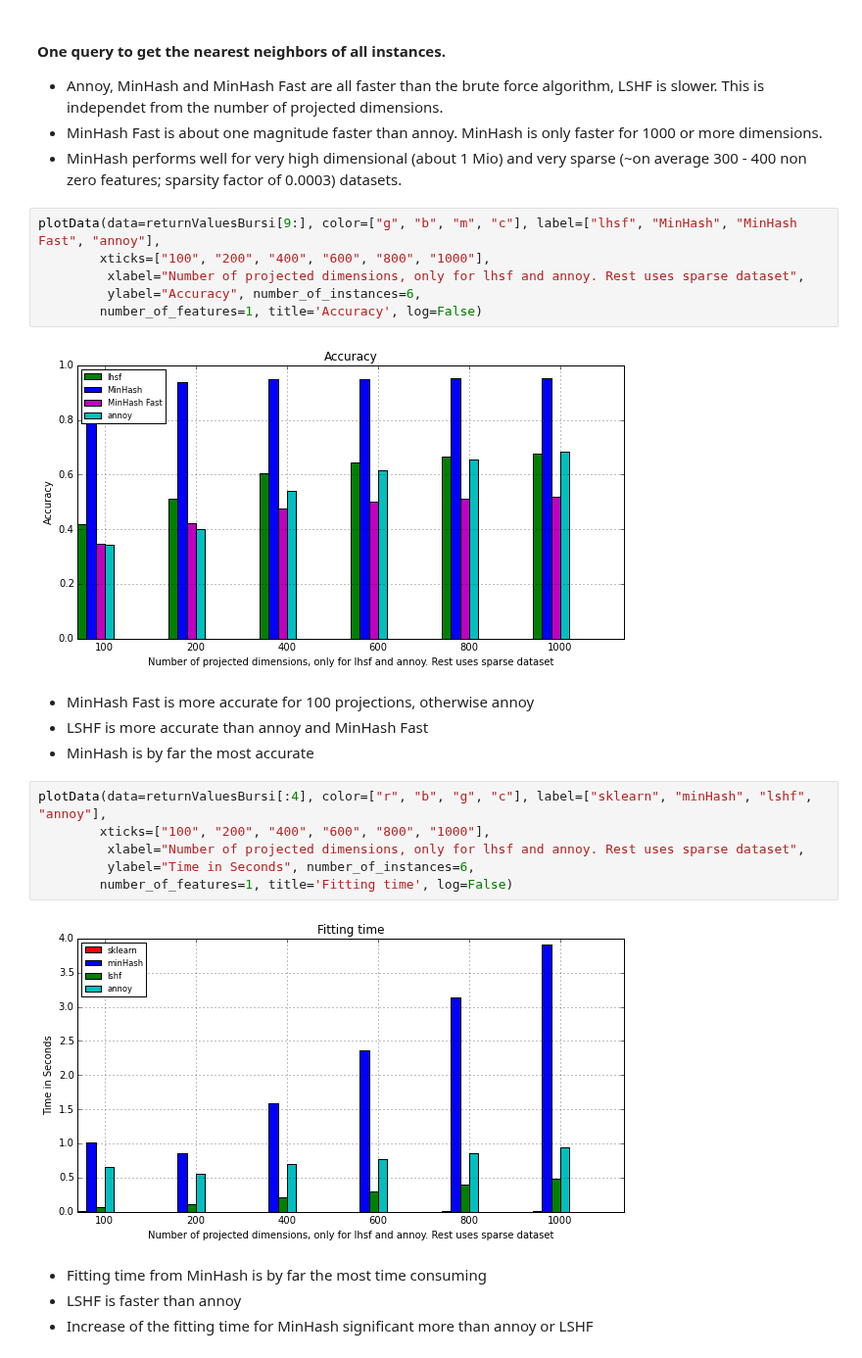
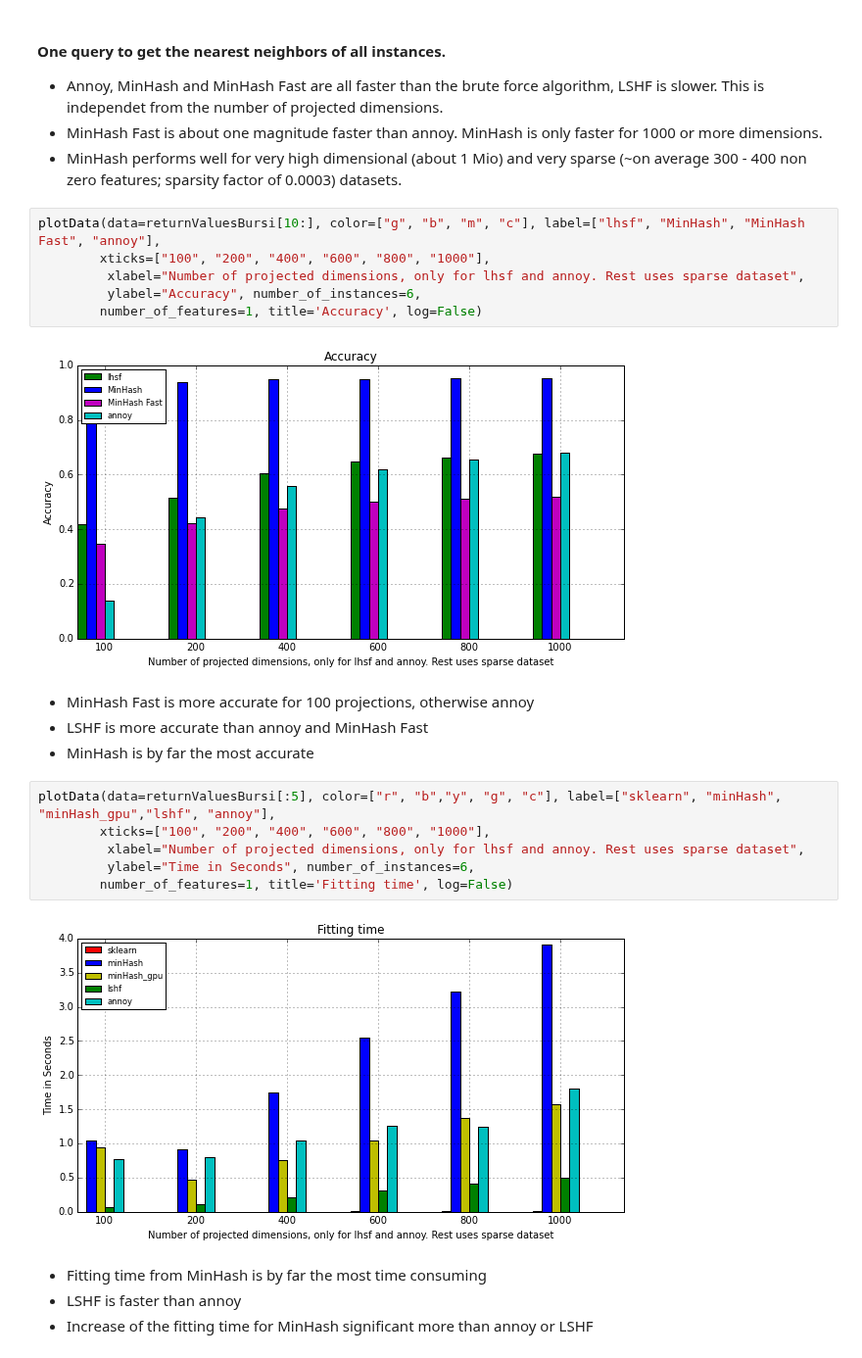
Before and after one commit to joachimwolff/sparse-neighbors-search, a Jupyter notebook: example/benchmark_bursi.ipynb, the cells around one changed output. Shown at 98% size. Cells and saved outputs as stored; diff of their text form.

```diff
--- a/example/benchmark_bursi.ipynb
+++ b/example/benchmark_bursi.ipynb
@@ -83,25 +83,25 @@ This is independet from the number of projected dimensions.
  * MinHash Fast is about one magnitude faster than annoy. MinHash is only faster for 1000 or more dimensions.
  * MinHash performs well for very high dimensional (about 1 Mio) and very sparse (~on average 300 - 400 non zero features; sparsity factor of 0.0003) datasets.
 # %%
-plotData(data=returnValuesBursi[9:], color=["g", "b", "m", "c"], label=["lhsf", "MinHash", "MinHash Fast", "annoy"],
+plotData(data=returnValuesBursi[10:], color=["g", "b", "m", "c"], label=["lhsf", "MinHash", "MinHash Fast", "annoy"],
         xticks=["100", "200", "400", "600", "800", "1000"],
          xlabel="Number of projected dimensions, only for lhsf and annoy. Rest uses sparse dataset",
          ylabel="Accuracy", number_of_instances=6,
         number_of_features=1, title='Accuracy', log=False)
 # %% [output]
-[figure, old version]
+[figure, new version]
 # %% [markdown]
 * MinHash Fast is more accurate for 100 projections, otherwise annoy
 * LSHF is more accurate than annoy and MinHash Fast
 * MinHash is by far the most accurate
 # %%
-plotData(data=returnValuesBursi[:4], color=["r", "b", "g", "c"], label=["sklearn", "minHash", "lshf", "annoy"],
+plotData(data=returnValuesBursi[:5], color=["r", "b","y", "g", "c"], label=["sklearn", "minHash", "minHash_gpu","lshf", "annoy"],
         xticks=["100", "200", "400", "600", "800", "1000"],
          xlabel="Number of projected dimensions, only for lhsf and annoy. Rest uses sparse dataset",
          ylabel="Time in Seconds", number_of_instances=6,
         number_of_features=1, title='Fitting time', log=False)
 # %% [output]
-[figure, old version]
+[figure, new version]
 # %% [markdown]
 * Fitting time from MinHash is by far the most time consuming
 * LSHF is faster than annoy
```
Also changed, not shown: parts of 2 cells of this notebook, 5 other files.
